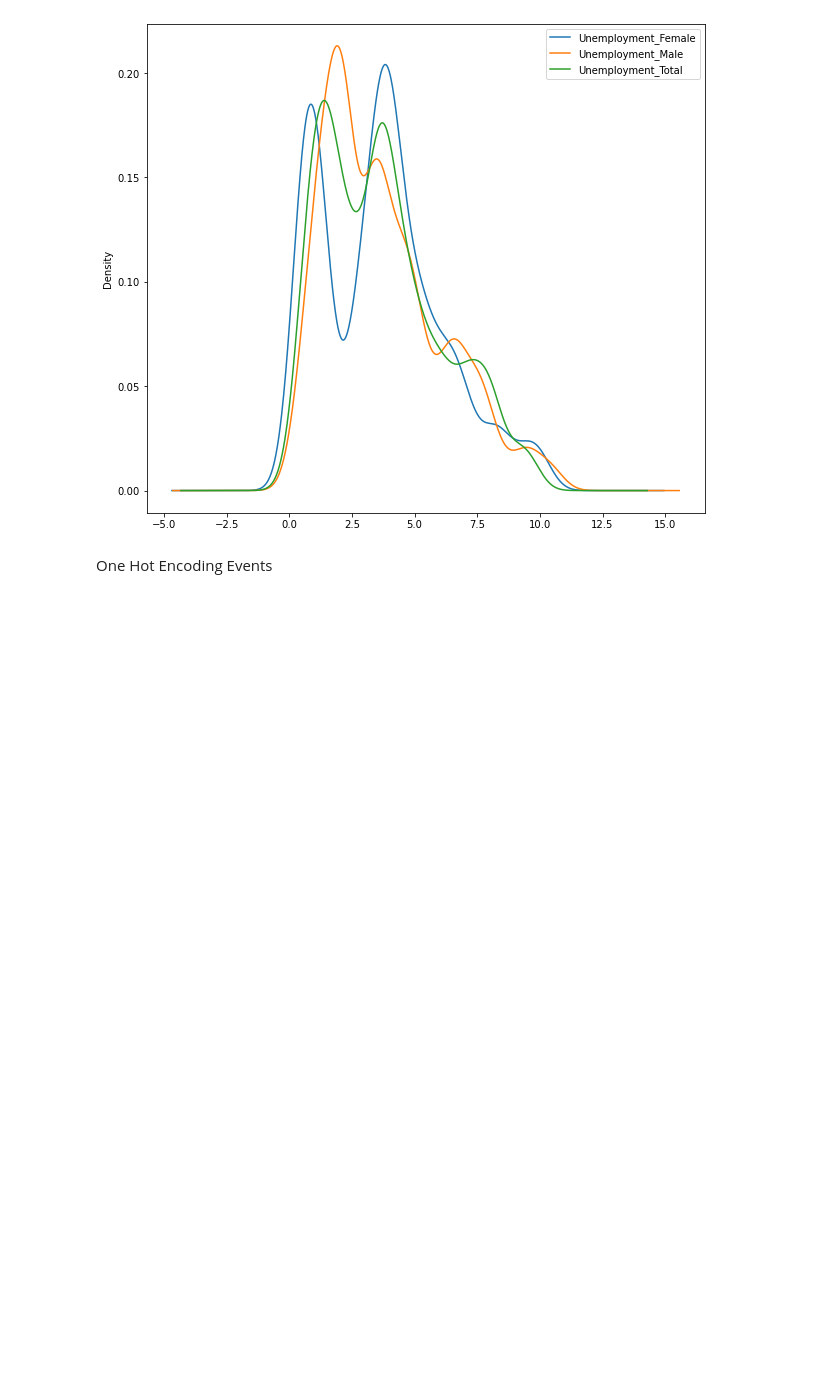
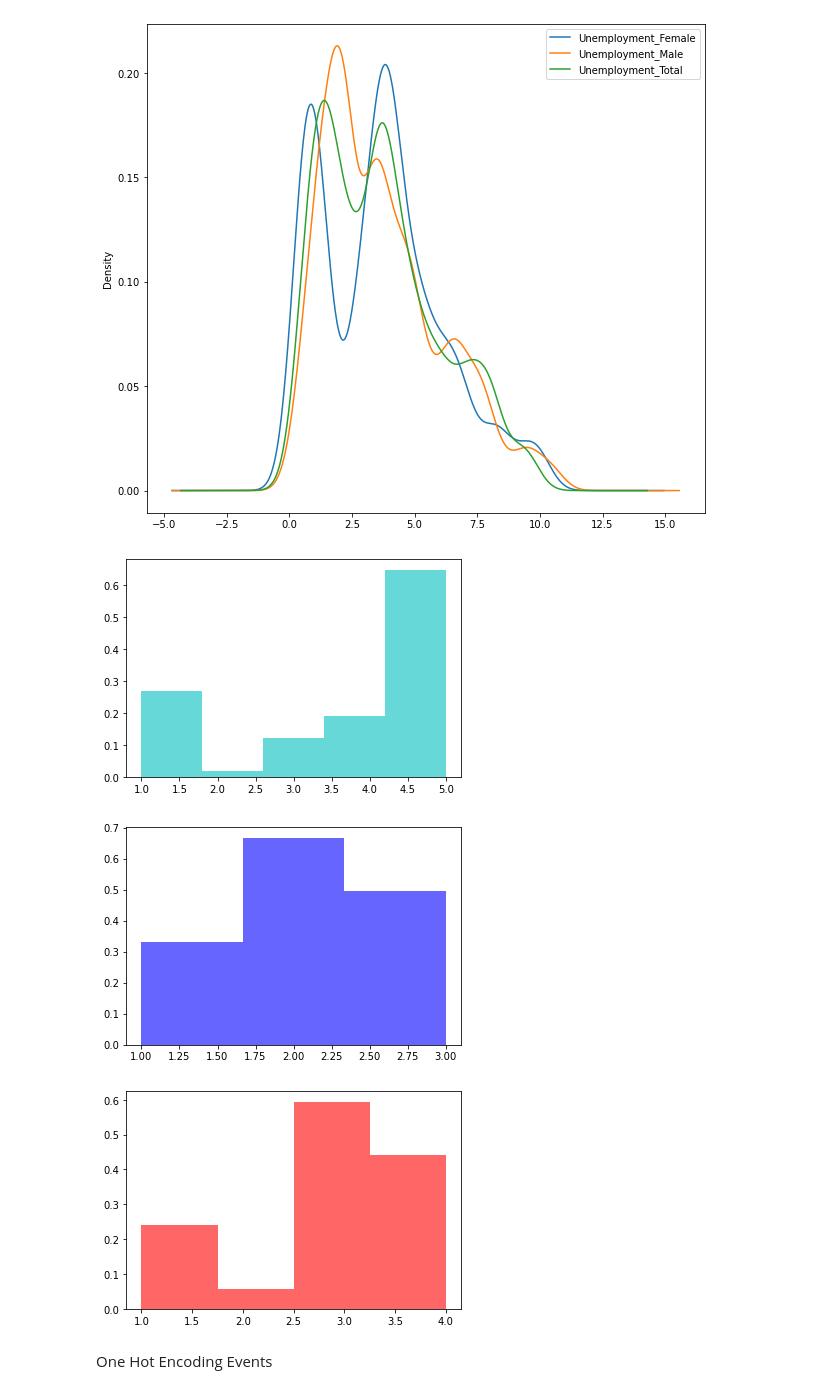
Before and after one commit to ajay-mundi/HealthDataMart, a Jupyter notebook: Data Mining/PullData.ipynb, the cells around one changed output. Drawn from its saved outputs; the diff is of its cells as text; code cells hidden in the pictures; blank space fills up the shorter version.

```diff
--- a/Data Mining/PullData.ipynb
+++ b/Data Mining/PullData.ipynb
@@ -96,6 +96,22 @@ df.plot(y=["Unemployment_Female", "Unemployment_Male", "Unemployment_Total"], ki
 [figure]
 [figure]
 [figure]
+# %%
+
+# df.QOL_Measure.value_counts().hist()
+
+plt.hist(df.QOL_Measure, bins=5, density=True, alpha=0.6, color='c')
+plt.show()
+
+plt.hist(df.Dev_Measure, bins=3, density=True, alpha=0.6, color='b')
+plt.show()
+
+plt.hist(df.HDI_Measure, bins=4, density=True, alpha=0.6, color='r')
+plt.show()
+# %% [output]
+[figure, added]
+[figure, added]
+[figure, added]
 # %% [markdown]
 One Hot Encoding Events
 # %%
```
Also changed, not shown: parts of 12 cells of this notebook, 12 other files.
